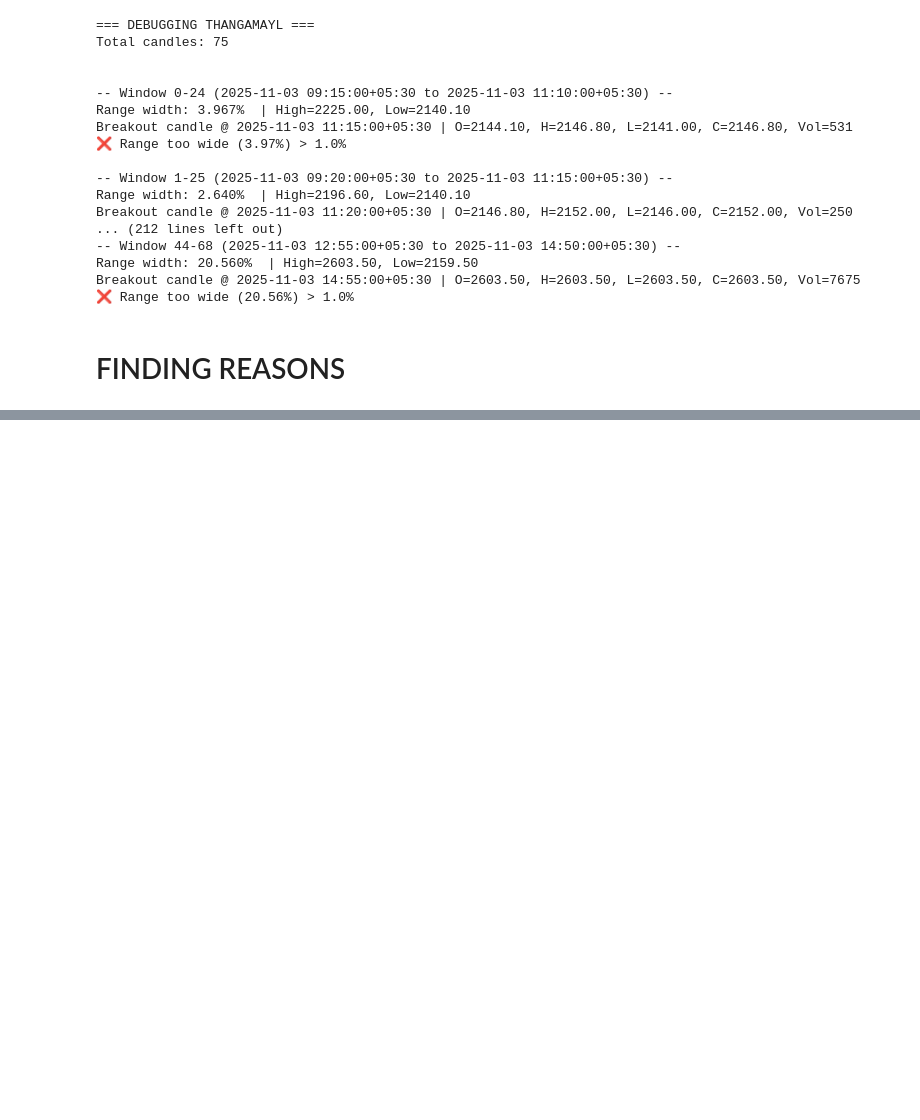
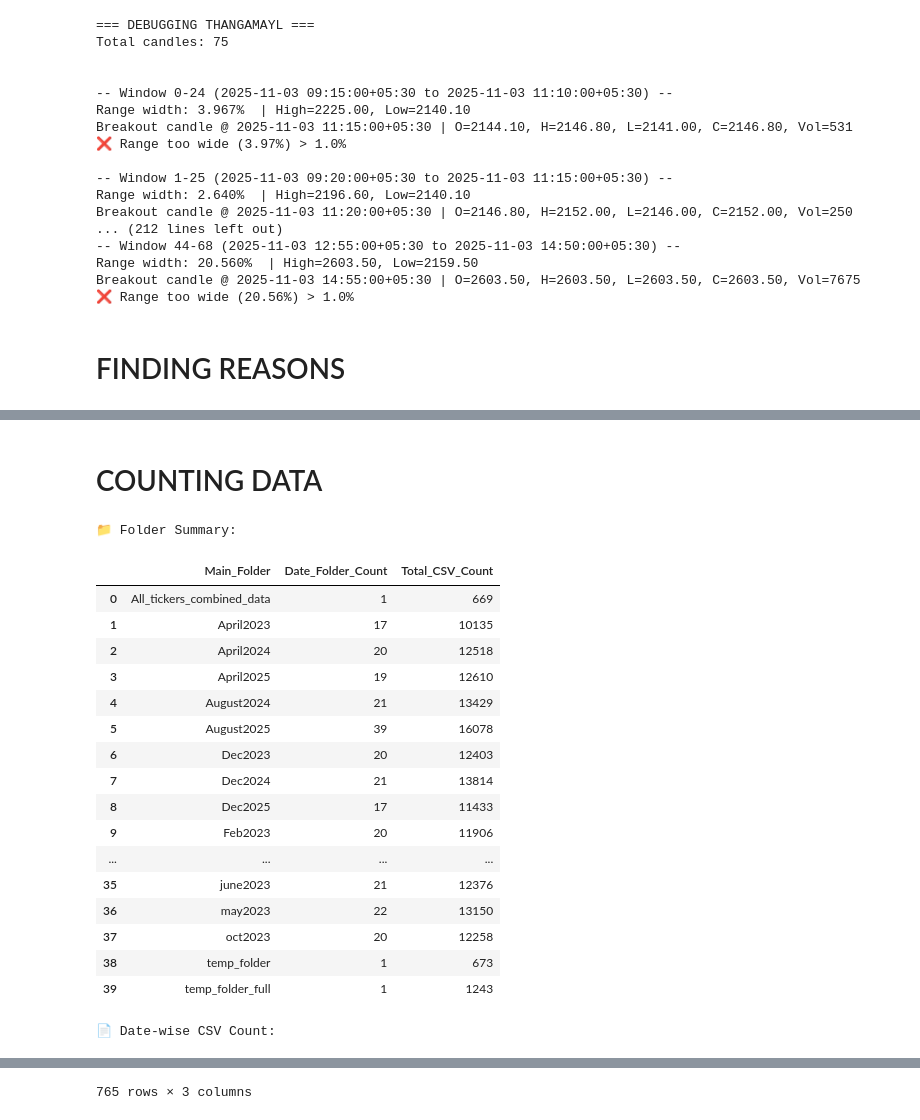
Before and after one commit to algotraders8055-bot/Algo_Trading_Breakout, a Jupyter notebook: Data_Download.ipynb, the cells around one changed output, grey strips where cells are left out. Drawn from its saved outputs; the diff is of its cells as text; code cells hidden in the pictures; blank space fills up the shorter version.

```diff
--- a/Data_Download.ipynb
+++ b/Data_Download.ipynb
@@ -680,12 +668,13 @@ import time
 from collections import defaultdict
 
 # === CONFIG ===
-months = ["new_nov2025"]
+#months = ["April2024","May2024"]
+months=["temp_folder"]
 base_root = "/content/drive/MyDrive/kite_1min_data"
 window_size = 24
 max_range_pct = 0.01
 volume_multiplier = 5
-min_body_pct = 0.0075
+min_body_pct = 0.0075 #
 confirmation_breakout_pct = 0.01
 
 # === Load Market Cap Data ===
@@ -3629,7 +6312,7 @@ import time
 from collections import defaultdict
 
 # === CONFIG ===
-months = ["new_nov2025"]
+months = ["temp_folder"]
 base_root = "/content/drive/MyDrive/kite_1min_data"
 window_size = 24
 max_range_pct = 0.01
@@ -3889,0 +8183,71 @@ nontrade_df.to_csv('output.csv', index=False)
+# %% [markdown]
+# COUNTING DATA
+# %%
+import os
+import pandas as pd
+
+# 🔧 CHANGE THIS PATH
+BASE_PATH = "/content/drive/MyDrive/kite_1min_data"
+
+results = []
+
+# Loop through main folders
+for main_folder in sorted(os.listdir(BASE_PATH)):
+    main_path = os.path.join(BASE_PATH, main_folder)
+
+    if not os.path.isdir(main_path):
+        continue
+
+    date_folders = [
+        d for d in os.listdir(main_path)
+        if os.path.isdir(os.path.join(main_path, d))
+    ]
+
+    for date_folder in sorted(date_folders):
+        date_path = os.path.join(main_path, date_folder)
+
+        csv_count = len([
+            f for f in os.listdir(date_path)
+            if f.lower().endswith(".csv")
+        ])
+
+        results.append({
+            "Main_Folder": main_folder,
+            "Date_Folder": date_folder,
+            "CSV_Count": csv_count
+        })
+
+# Create DataFrame
+df = pd.DataFrame(results)
+
+# 📊 Summary
+summary = df.groupby("Main_Folder").agg(
+    Date_Folder_Count=("Date_Folder", "nunique"),
+    Total_CSV_Count=("CSV_Count", "sum")
+).reset_index()
+
+print("📁 Folder Summary:")
+display(summary)
+
+print("\n📄 Date-wise CSV Count:")
+display(df)
+# %% [output]
+📁 Folder Summary:
+|  | Main_Folder | Date_Folder_Count | Total_CSV_Count |
+| 0 | All_tickers_combined_data | 1 | 669 |
+| 1 | April2023 | 17 | 10135 |
+| 2 | April2024 | 20 | 12518 |
+| 3 | April2025 | 19 | 12610 |
+| 4 | August2024 | 21 | 13429 |
+| 5 | August2025 | 39 | 16078 |
+| 6 | Dec2023 | 20 | 12403 |
+| 7 | Dec2024 | 21 | 13814 |
+| 8 | Dec2025 | 17 | 11433 |
+| 9 | Feb2023 | 20 | 11906 |
+| ... | ... | ... | ... |
+| 35 | june2023 | 21 | 12376 |
+| 36 | may2023 | 22 | 13150 |
+| 37 | oct2023 | 20 | 12258 |
+| 38 | temp_folder | 1 | 673 |
+| 39 | temp_folder_full | 1 | 1243 |
+📄 Date-wise CSV Count:
@@ -3889,0 +8266 @@ nontrade_df.to_csv('output.csv', index=False)
+765 rows × 3 columns
```
Also changed, not shown: parts of 49 cells of this notebook.
